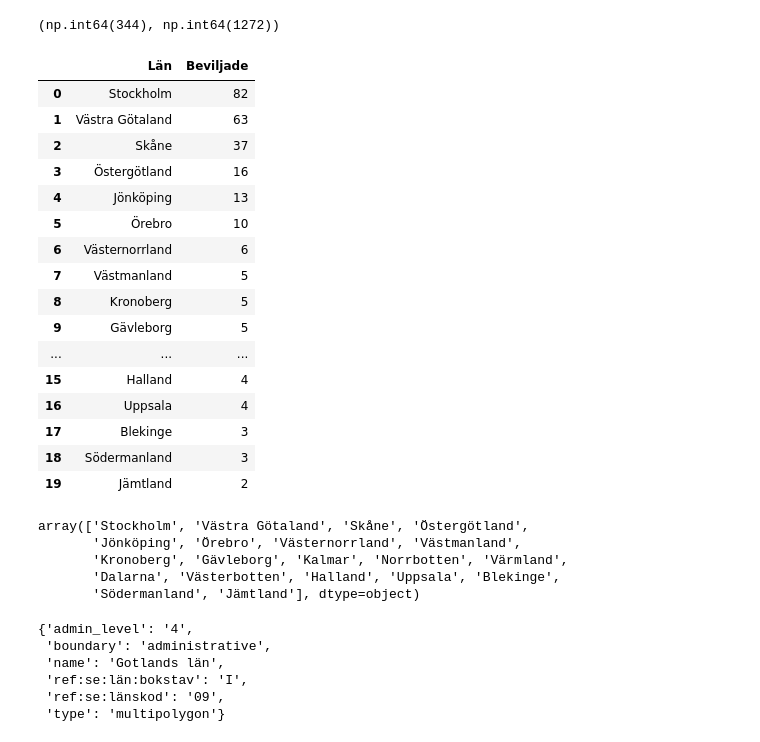
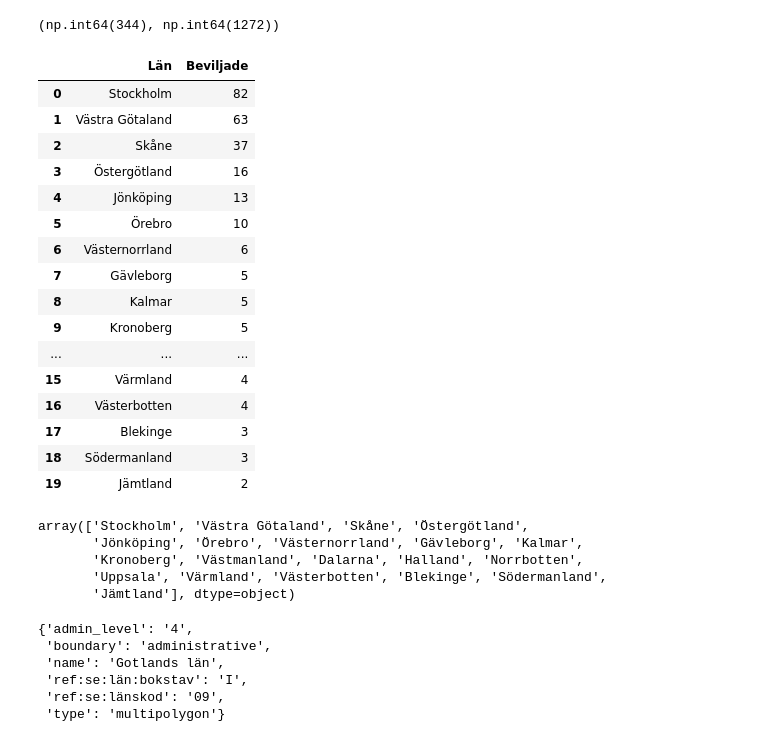
Before and after one commit to Donnersten/data_visualization_hampus_donnersten_de24, a Jupyter notebook: code_along/07_plotly_graph_object/choropleth_sweden.ipynb, the cells around one changed output. Saved outputs shown, nothing was run; the diff lists cells and outputs as text; code cells hidden in the pictures.

```diff
--- a/code_along/07_plotly_graph_object/choropleth_sweden.ipynb
+++ b/code_along/07_plotly_graph_object/choropleth_sweden.ipynb
@@ -25,28 +25,28 @@ approved,total
 # %%
 df_regions = duckdb.query("""--sql
              SELECT län, CAST(COUNT_IF(beslut = 'Beviljad') as INTEGER) as Beviljade
              FROM df
              WHERE län != 'Flera kommuner'
              GROUP BY län
-             ORDER BY Beviljade DESC
+             ORDER BY Beviljade DESC, län ASC
              """).df()
 
 df_regions
 # %% [output]
 |  | Län | Beviljade |
 | 0 | Stockholm | 82 |
 | 1 | Västra Götaland | 63 |
 | 2 | Skåne | 37 |
 | 3 | Östergötland | 16 |
 | 4 | Jönköping | 13 |
 | 5 | Örebro | 10 |
 | 6 | Västernorrland | 6 |
-| 7 | Västmanland | 5 |
-| 8 | Kronoberg | 5 |
-| 9 | Gävleborg | 5 |
+| 7 | Gävleborg | 5 |
+| 8 | Kalmar | 5 |
+| 9 | Kronoberg | 5 |
 | ... | ... | ... |
-| 15 | Halland | 4 |
-| 16 | Uppsala | 4 |
+| 15 | Värmland | 4 |
+| 16 | Västerbotten | 4 |
 | 17 | Blekinge | 3 |
 | 18 | Södermanland | 3 |
 | 19 | Jämtland | 2 |
@@ -54,10 +54,10 @@ df_regions
 df_regions["Län"].values
 # %% [output]
 array(['Stockholm', 'Västra Götaland', 'Skåne', 'Östergötland',
-       'Jönköping', 'Örebro', 'Västernorrland', 'Västmanland',
-       'Kronoberg', 'Gävleborg', 'Kalmar', 'Norrbotten', 'Värmland',
-       'Dalarna', 'Västerbotten', 'Halland', 'Uppsala', 'Blekinge',
-       'Södermanland', 'Jämtland'], dtype=object)
+       'Jönköping', 'Örebro', 'Västernorrland', 'Gävleborg', 'Kalmar',
+       'Kronoberg', 'Västmanland', 'Dalarna', 'Halland', 'Norrbotten',
+       'Uppsala', 'Värmland', 'Västerbotten', 'Blekinge', 'Södermanland',
+       'Jämtland'], dtype=object)
 # %%
 import json
 
```
Also changed, not shown: parts of 7 cells of this notebook.
